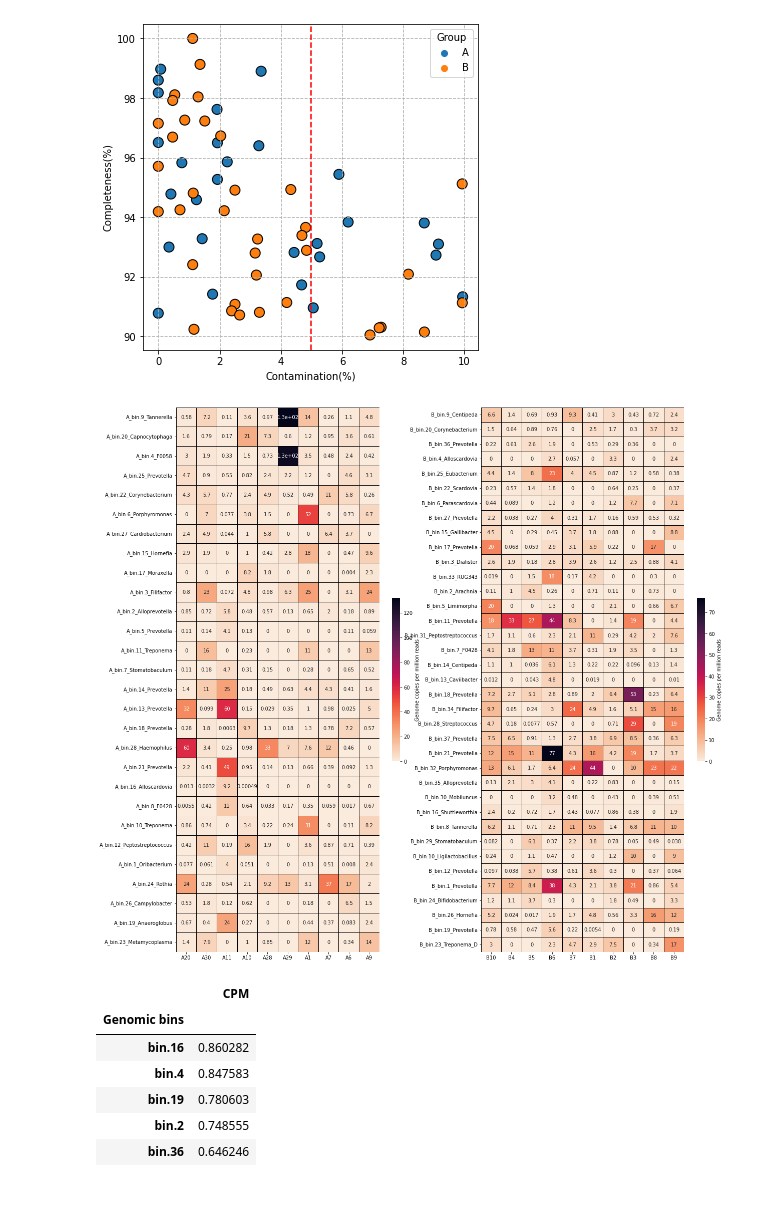
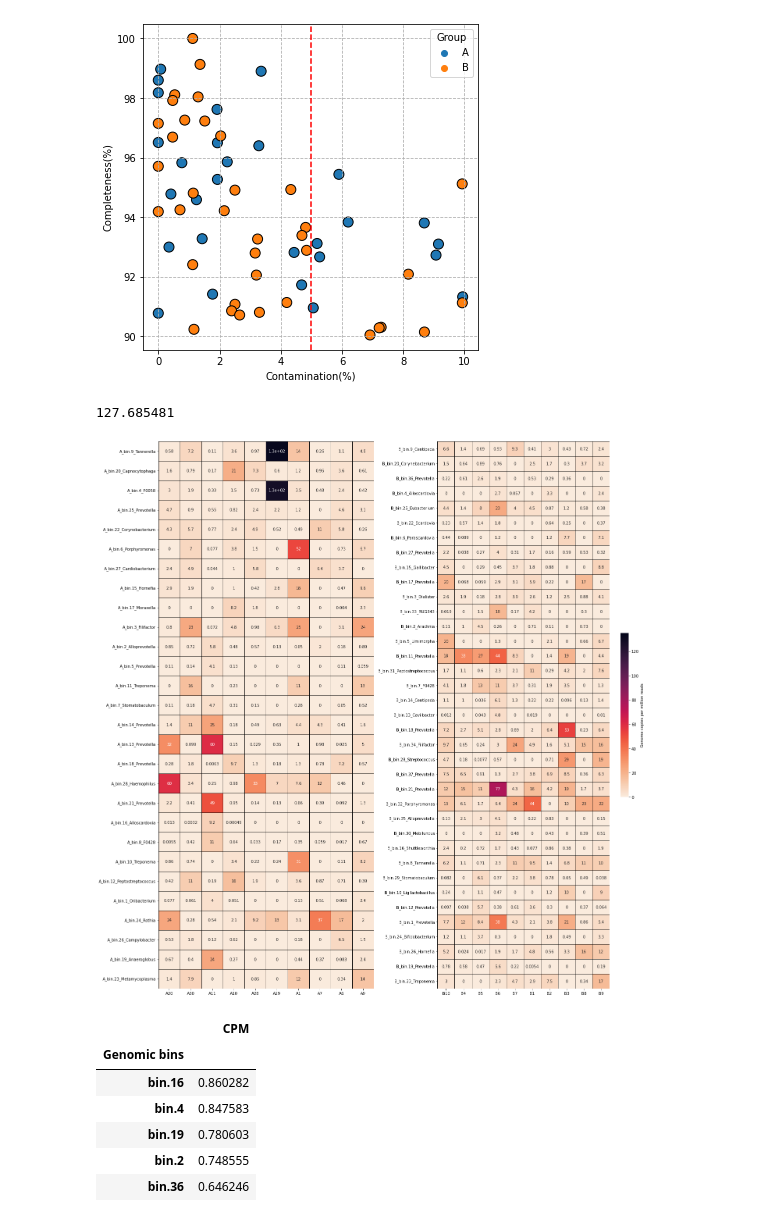
Before and after one commit to SizheQiu/OralMicroIX, a Jupyter notebook: workflow/metag_analysis.ipynb, the cells around one changed output. Drawn from its saved outputs; the diff is of its cells as text; code cells hidden in the pictures.

```diff
--- a/workflow/metag_analysis.ipynb
+++ b/workflow/metag_analysis.ipynb
@@ -247,15 +250,20 @@ ax.axvline(x=5,color='red',ls='--')
+# %%
+max(Abin_quant.iloc[:,1:].values[2])
+# %% [output]
+127.685481
 # %%
 Aticks = [ 'A_'+x+'_'+list(Aclass[Aclass['bin_id']==x]['genus'])[0]for x in Abin_quant['Genomic bins']]
 Bticks = [ 'B_'+x+'_'+list(Bclass[Bclass['bin_id']==x]['genus'])[0]for x in Bbin_quant['Genomic bins']]
 fig, axs = plt.subplots(1,2,figsize=(20,20))
-sns.heatmap(data=Abin_quant.iloc[:,1:], yticklabels=Aticks,cmap ="rocket_r",
-            cbar_kws={"shrink": 0.3,'label':'Genome copies per million reads'},
+sns.heatmap(data=Abin_quant.iloc[:,1:], yticklabels=Aticks,cmap ="rocket_r", vmax=135.0,
+            cbar=False,
             linewidths=0.8,linecolor="black",annot=True,ax=axs[0]);
-sns.heatmap(data=Bbin_quant.iloc[:,1:],yticklabels=Bticks,cmap ="rocket_r",
+sns.heatmap(data=Bbin_quant.iloc[:,1:],yticklabels=Bticks,cmap ="rocket_r", vmax=135.0,
             cbar_kws={"shrink": 0.3, 'label':'Genome copies per million reads'},
             linewidths=0.8,linecolor="black",annot=True,ax=axs[1]);
+fig.tight_layout()
 # %% [output]
-[figure, old version]
+[figure, new version]
 # %%
 Abin_quant = pd.read_csv('../data/metagenome/A_bin_abundance_table.tab',sep='\t');
 Bbin_quant = pd.read_csv('../data/metagenome/B_bin_abundance_table.tab',sep='\t');
```
Also changed, not shown: parts of 2 cells of this notebook, 3 other files.
